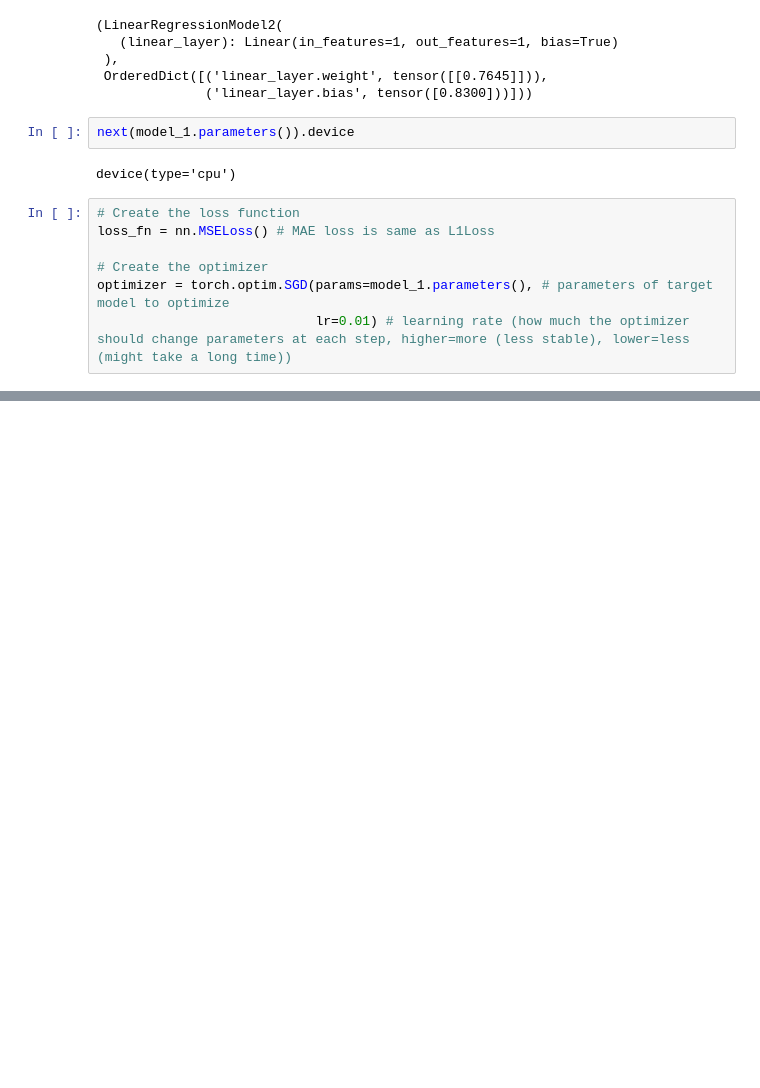
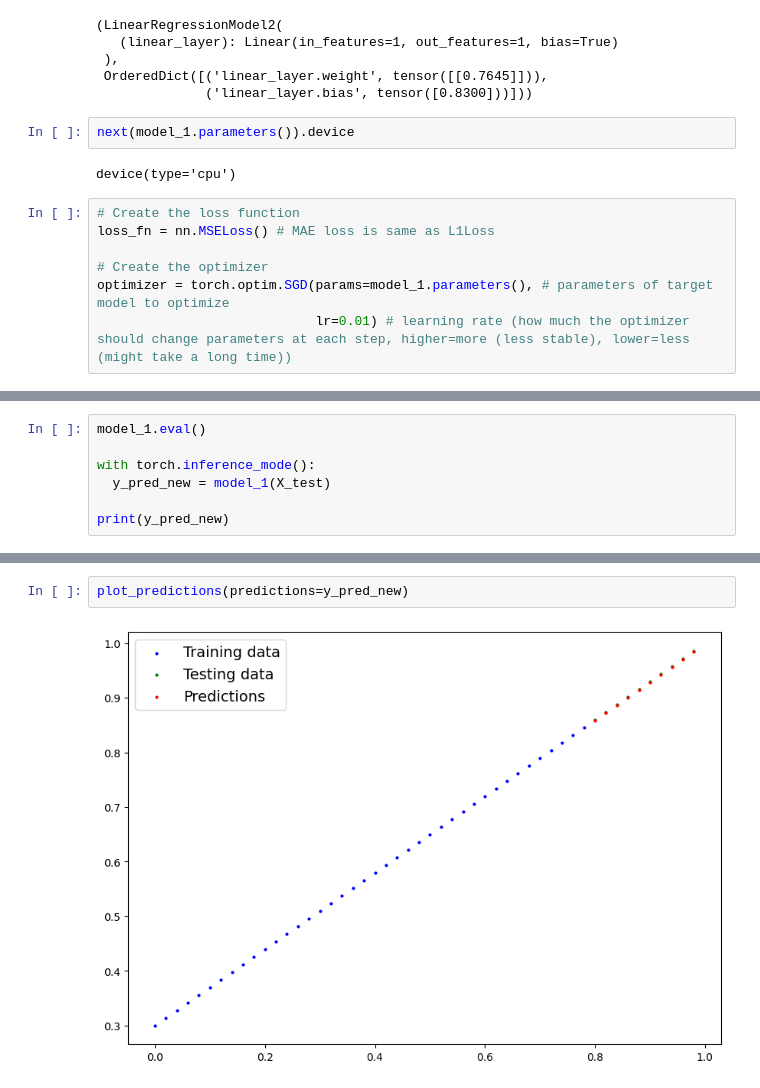
Before and after one commit to Pritush09/DeepLearning-Pytorch, a Jupyter notebook: 01_Pytorch_WorkFlow_Fundamentals.ipynb, the cells around one changed output, grey strips where cells are left out. Drawn from its saved outputs; the diff is of its cells as text; blank space fills up the shorter version.

Commit message:
done with the understanding and implementing the workflow model building training and testing

```diff
--- a/01_Pytorch_WorkFlow_Fundamentals.ipynb
+++ b/01_Pytorch_WorkFlow_Fundamentals.ipynb
@@ -742,3 +742,10 @@ OrderedDict([('linear_layer.weight', tensor([[0.6793]])),
 
 And the original values for weights and bias are:
 weights: 0.7, bias: 0.3
+# %%
+model_1.eval()
+
+with torch.inference_mode():
+  y_pred_new = model_1(X_test)
+
+print(y_pred_new)
@@ -744,0 +763,4 @@ weights: 0.7, bias: 0.3
+# %%
+plot_predictions(predictions=y_pred_new)
+# %% [output]
+[figure, added]
```
Also changed, not shown: parts of 4 cells of this notebook.
